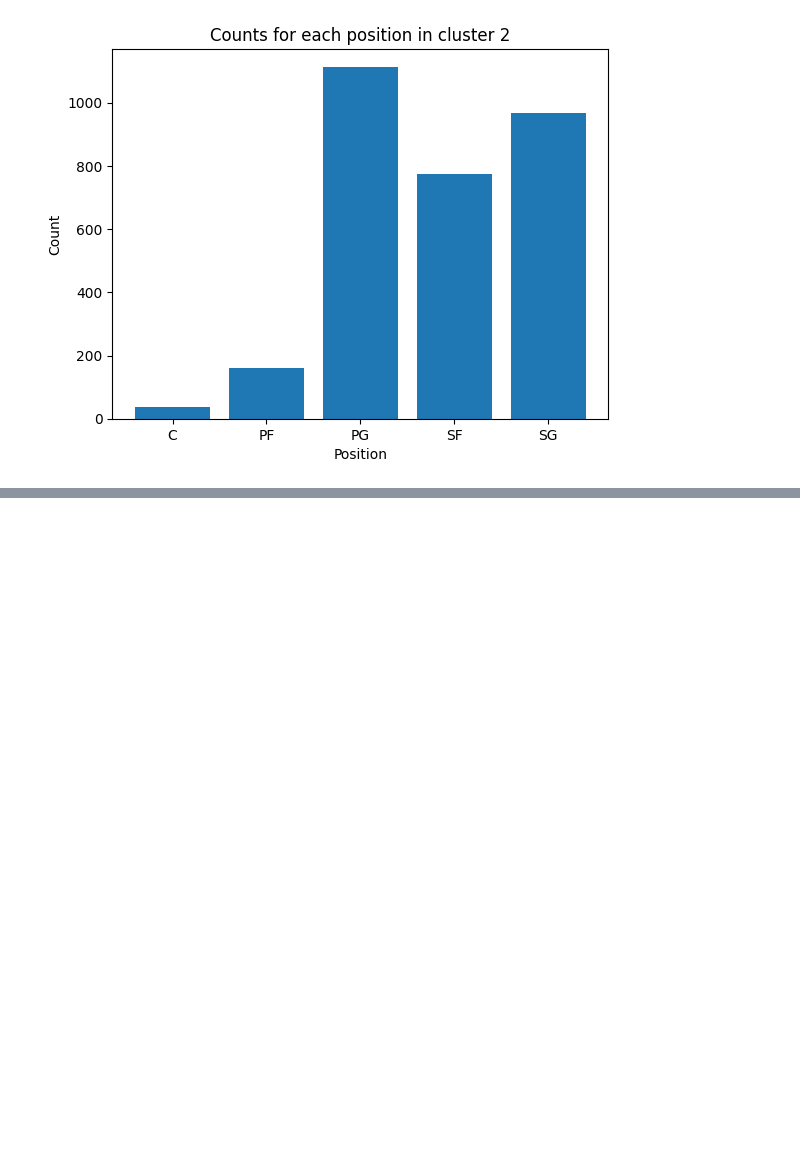
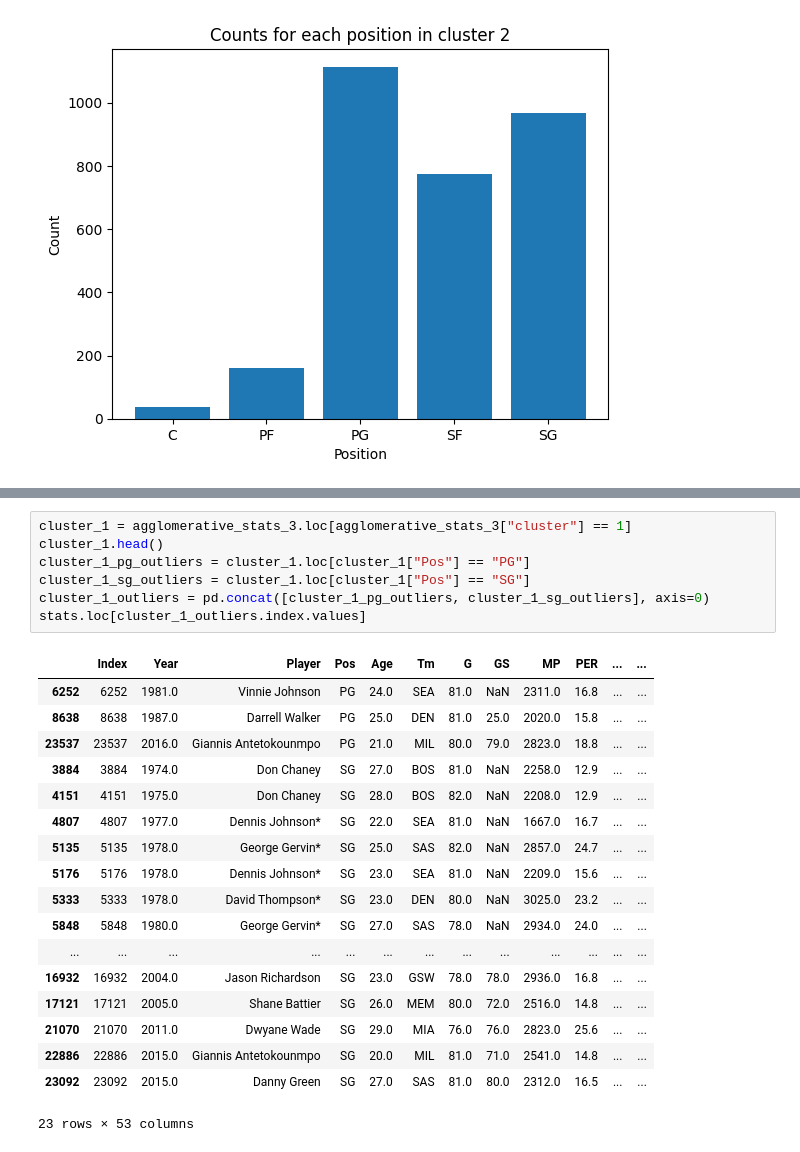
Before and after one commit to shinwookim/NBAPositionify, a Jupyter notebook: main.ipynb, the cells around one changed output, grey strips where cells are left out. Cells and saved outputs as stored; diff of their text form; blank space fills up the shorter version.

Commit message:
added ways to collect potential outliers from each cluster

```diff
--- a/main.ipynb
+++ b/main.ipynb
@@ -325,0 +323,26 @@ for cluster in range(3):
+# %%
+cluster_1 = agglomerative_stats_3.loc[agglomerative_stats_3["cluster"] == 1]
+cluster_1.head()
+cluster_1_pg_outliers = cluster_1.loc[cluster_1["Pos"] == "PG"]
+cluster_1_sg_outliers = cluster_1.loc[cluster_1["Pos"] == "SG"]
+cluster_1_outliers = pd.concat([cluster_1_pg_outliers, cluster_1_sg_outliers], axis=0)
+stats.loc[cluster_1_outliers.index.values]
+# %% [output]
+|  | Index | Year | Player | Pos | Age | Tm | G | GS | MP | PER | ... | ... |
+| 6252 | 6252 | 1981.0 | Vinnie Johnson | PG | 24.0 | SEA | 81.0 | NaN | 2311.0 | 16.8 | ... | ... |
+| 8638 | 8638 | 1987.0 | Darrell Walker | PG | 25.0 | DEN | 81.0 | 25.0 | 2020.0 | 15.8 | ... | ... |
+| 23537 | 23537 | 2016.0 | Giannis Antetokounmpo | PG | 21.0 | MIL | 80.0 | 79.0 | 2823.0 | 18.8 | ... | ... |
+| 3884 | 3884 | 1974.0 | Don Chaney | SG | 27.0 | BOS | 81.0 | NaN | 2258.0 | 12.9 | ... | ... |
+| 4151 | 4151 | 1975.0 | Don Chaney | SG | 28.0 | BOS | 82.0 | NaN | 2208.0 | 12.9 | ... | ... |
+| 4807 | 4807 | 1977.0 | Dennis Johnson* | SG | 22.0 | SEA | 81.0 | NaN | 1667.0 | 16.7 | ... | ... |
+| 5135 | 5135 | 1978.0 | George Gervin* | SG | 25.0 | SAS | 82.0 | NaN | 2857.0 | 24.7 | ... | ... |
+| 5176 | 5176 | 1978.0 | Dennis Johnson* | SG | 23.0 | SEA | 81.0 | NaN | 2209.0 | 15.6 | ... | ... |
+| 5333 | 5333 | 1978.0 | David Thompson* | SG | 23.0 | DEN | 80.0 | NaN | 3025.0 | 23.2 | ... | ... |
+| 5848 | 5848 | 1980.0 | George Gervin* | SG | 27.0 | SAS | 78.0 | NaN | 2934.0 | 24.0 | ... | ... |
+| ... | ... | ... | ... | ... | ... | ... | ... | ... | ... | ... | ... | ... |
+| 16932 | 16932 | 2004.0 | Jason Richardson | SG | 23.0 | GSW | 78.0 | 78.0 | 2936.0 | 16.8 | ... | ... |
+| 17121 | 17121 | 2005.0 | Shane Battier | SG | 26.0 | MEM | 80.0 | 72.0 | 2516.0 | 14.8 | ... | ... |
+| 21070 | 21070 | 2011.0 | Dwyane Wade | SG | 29.0 | MIA | 76.0 | 76.0 | 2823.0 | 25.6 | ... | ... |
+| 22886 | 22886 | 2015.0 | Giannis Antetokounmpo | SG | 20.0 | MIL | 81.0 | 71.0 | 2541.0 | 14.8 | ... | ... |
+| 23092 | 23092 | 2015.0 | Danny Green | SG | 27.0 | SAS | 81.0 | 80.0 | 2312.0 | 16.5 | ... | ... |
+23 rows × 53 columns
```
Also changed, not shown: parts of 11 cells of this notebook.
